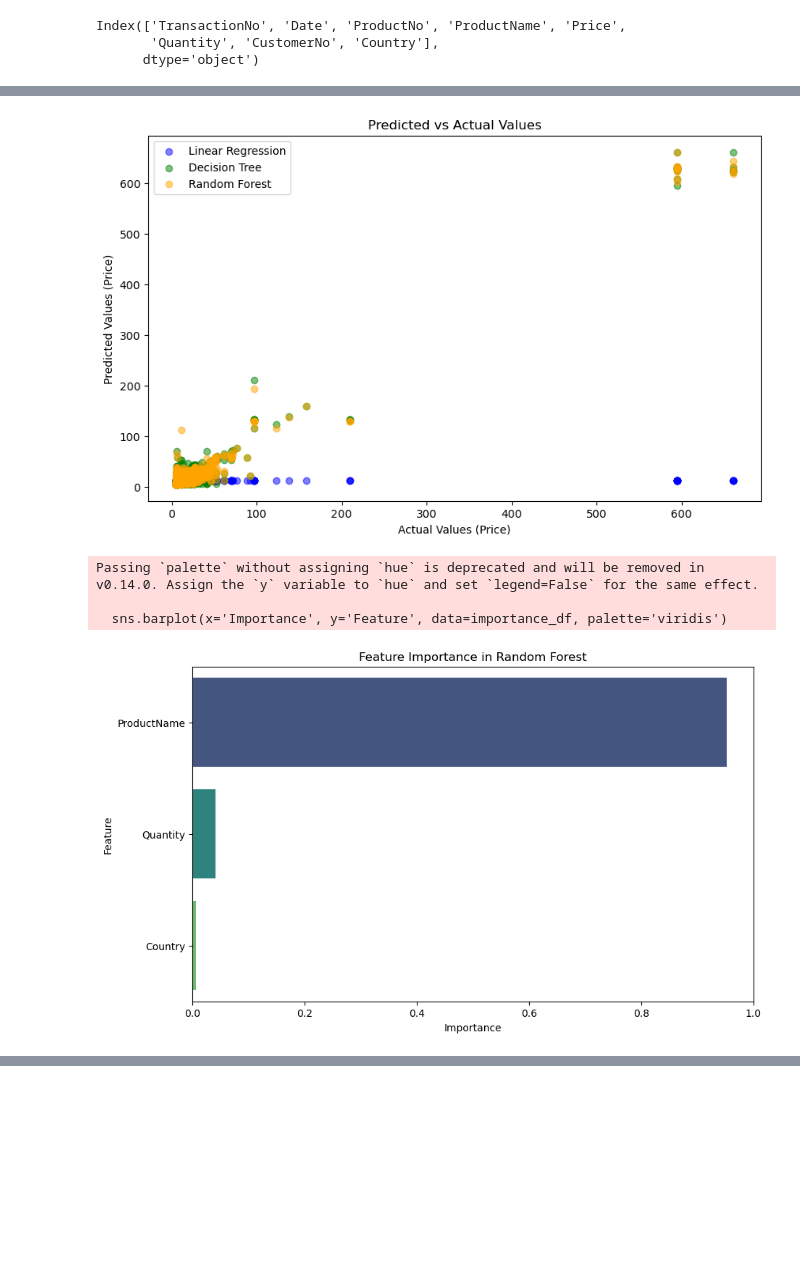
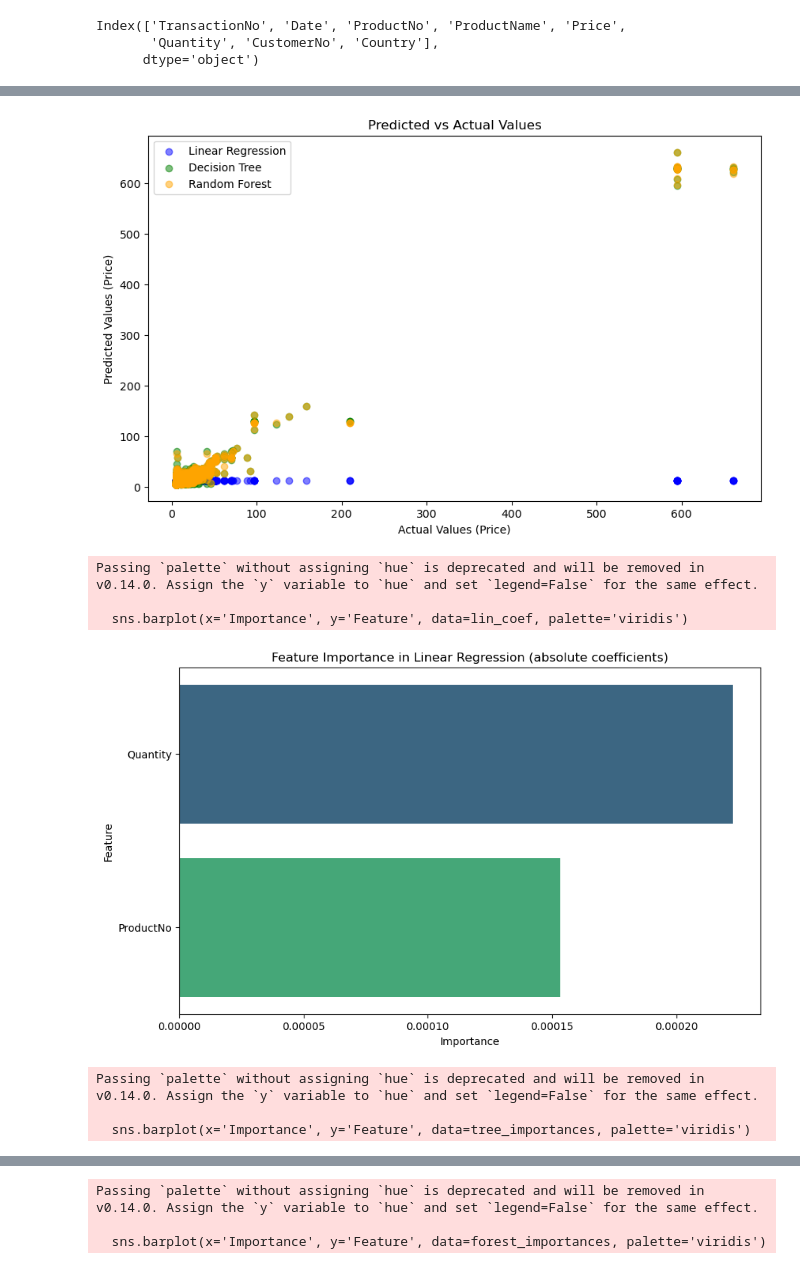
Before and after one commit to Allenalle1/ML-SEM1, a Jupyter notebook: sem.ipynb, the cells around one changed output, grey strips where cells are left out. Drawn from its saved outputs; the diff is of its cells as text; code cells hidden in the pictures; blank space fills up the shorter version.

```diff
--- a/sem.ipynb
+++ b/sem.ipynb
@@ -53,30 +54,17 @@ df.head()  # Check the first few rows of the dataset
 | 3 | 581475 | 12/9/2019 | 23272 | Tree T-Light Holder Willie Winkie | 10.65 | 12 | 13069.0 | United Kingdom |
 | 4 | 581475 | 12/9/2019 | 23239 | Set Of 4 Knick Knack Tins Poppies | 11.94 | 6 | 13069.0 | United Kingdom |
 # %%
-# Import necessary libraries
-import numpy as np
-import pandas as pd
-import matplotlib.pyplot as plt
-import seaborn as sns
-from sklearn.model_selection import train_test_split
-from sklearn.linear_model import LinearRegression
-from sklearn.tree import DecisionTreeRegressor
-from sklearn.ensemble import RandomForestRegressor
-from sklearn.metrics import mean_absolute_percentage_error
-from sklearn.preprocessing import LabelEncoder
-
 # Assuming df_cleaned is already preprocessed and available
 
-# Step 1: Encode 'ProductName' and 'Country' using LabelEncoder
-le_product = LabelEncoder()
-df_cleaned['ProductName'] = le_product.fit_transform(df_cleaned['ProductName'])
+# Step 1: Drop 'CustomerNo', 'TransactionNo', and handle 'ProductNo' (convert it with LabelEncoder)
+le = LabelEncoder()
+df_cleaned['ProductNo'] = le.fit_transform(df_cleaned['ProductNo'])
 
-# Encode 'Country' using LabelEncoder
-le_country = LabelEncoder()
-df_cleaned['Country'] = le_country.fit_transform(df_cleaned['Country'])
-
-# Drop other irrelevant columns like 'CustomerNo' and 'TransactionNo'
-X = df_cleaned.drop(columns=['Price', 'Date', 'CustomerNo', 'TransactionNo', 'ProductNo'])
+# Drop other irrelevant columns
+if 'Country' in df_cleaned.columns:
+    X = df_cleaned.drop(columns=['Price', 'Date', 'Country', 'CustomerNo', 'TransactionNo', 'ProductName'])
+else:
+    X = df_cleaned.drop(columns=['Price', 'Date', 'CustomerNo', 'TransactionNo', 'ProductName'])
 
 # Target variable to predict (Price)
 y = df_cleaned['Price']
@@ -135,16 +123,32 @@ plt.ylabel('Predicted Values (Price)')
 plt.legend()
 plt.show()
 
-# Step 9: Feature Importance for Random Forest
-importances = forest_reg.feature_importances_
-feature_names = X.columns
+### Feature Importance for all models ###
 
-# Create a DataFrame to display the feature importances
-importance_df = pd.DataFrame({'Feature': feature_names, 'Importance': importances}).sort_values(by='Importance', ascending=False)
+# Step 9a: Feature Importance for Linear Regression (coefficients)
+lin_coef = pd.DataFrame({'Feature': X.columns, 'Importance': np.abs(lin_reg.coef_)}).sort_values(by='Importance', ascending=False)
 
-# Visualize the feature importance
+# Visualize the feature importance for Linear Regression
 plt.figure(figsize=(10, 6))
-sns.barplot(x='Importance', y='Feature', data=importance_df, palette='viridis')
+sns.barplot(x='Importance', y='Feature', data=lin_coef, palette='viridis')
+plt.title("Feature Importance in Linear Regression (absolute coefficients)")
+plt.show()
+
+# Step 9b: Feature Importance for Decision Tree
+tree_importances = pd.DataFrame({'Feature': X.columns, 'Importance': tree_reg.feature_importances_}).sort_values(by='Importance', ascending=False)
+
+# Visualize the feature importance for Decision Tree
+plt.figure(figsize=(10, 6))
+sns.barplot(x='Importance', y='Feature', data=tree_importances, palette='viridis')
+plt.title("Feature Importance in Decision Tree")
+plt.show()
+
+# Step 9c: Feature Importance for Random Forest
+forest_importances = pd.DataFrame({'Feature': X.columns, 'Importance': forest_reg.feature_importances_}).sort_values(by='Importance', ascending=False)
+
+# Visualize the feature importance for Random Forest
+plt.figure(figsize=(10, 6))
+sns.barplot(x='Importance', y='Feature', data=forest_importances, palette='viridis')
 plt.title("Feature Importance in Random Forest")
 plt.show()
 # %% [output]
@@ -154,9 +158,12 @@ MAPE for Random Forest: 0.13790082269327456
 Passing `palette` without assigning `hue` is deprecated and will be removed in v0.14.0. Assign the `x` variable to `hue` and set `legend=False` for the same effect.
 
   sns.barplot(x=models, y=mape_values, palette='viridis')
 [figure]
-[figure, old version]
+[figure, new version]
 Passing `palette` without assigning `hue` is deprecated and will be removed in v0.14.0. Assign the `y` variable to `hue` and set `legend=False` for the same effect.
 
-  sns.barplot(x='Importance', y='Feature', data=importance_df, palette='viridis')
+  sns.barplot(x='Importance', y='Feature', data=lin_coef, palette='viridis')
-[figure, old version]
+[figure, new version]
+Passing `palette` without assigning `hue` is deprecated and will be removed in v0.14.0. Assign the `y` variable to `hue` and set `legend=False` for the same effect.
+
+  sns.barplot(x='Importance', y='Feature', data=tree_importances, palette='viridis')
@@ -162,0 +171,3 @@ Passing `palette` without assigning `hue` is deprecated and will be removed in v
+Passing `palette` without assigning `hue` is deprecated and will be removed in v0.14.0. Assign the `y` variable to `hue` and set `legend=False` for the same effect.
+
+  sns.barplot(x='Importance', y='Feature', data=forest_importances, palette='viridis')
```
Also changed, not shown: parts of 3 cells of this notebook.
